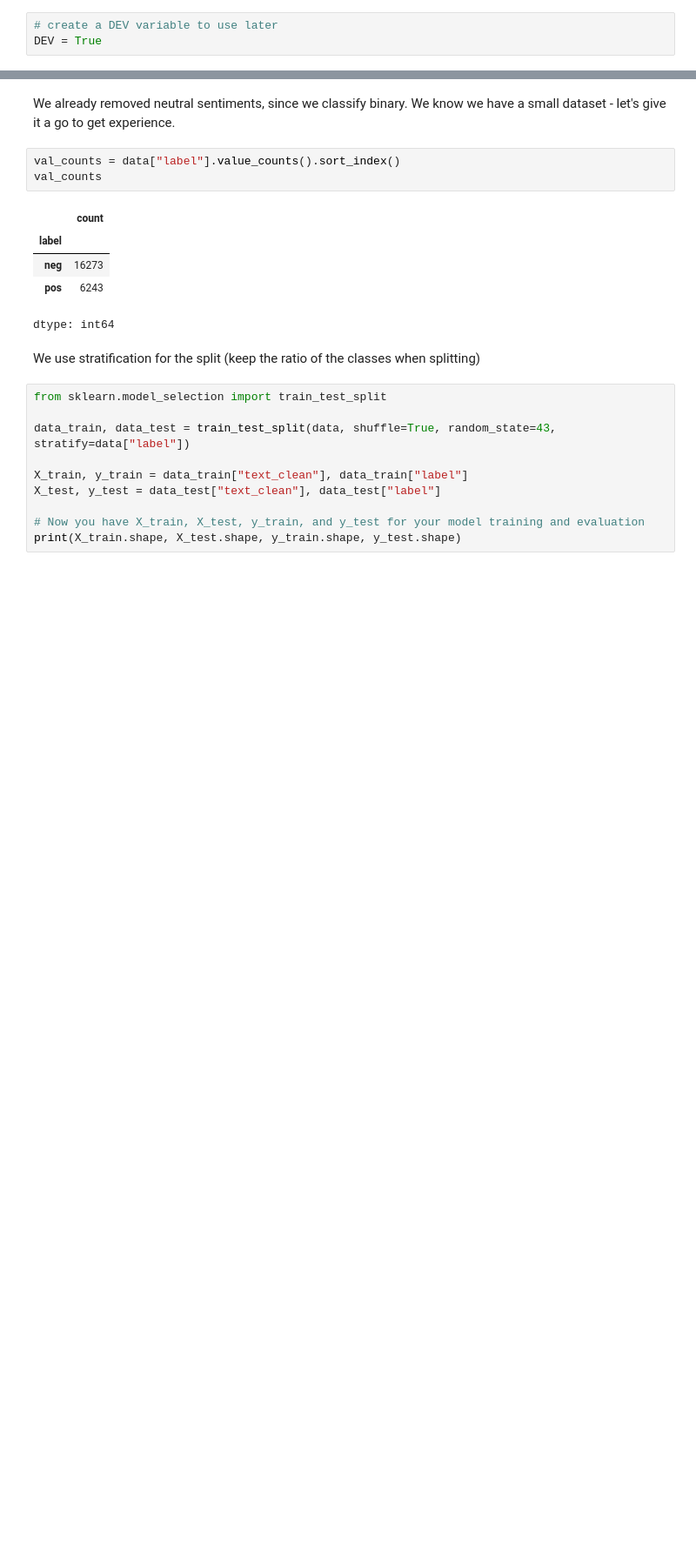
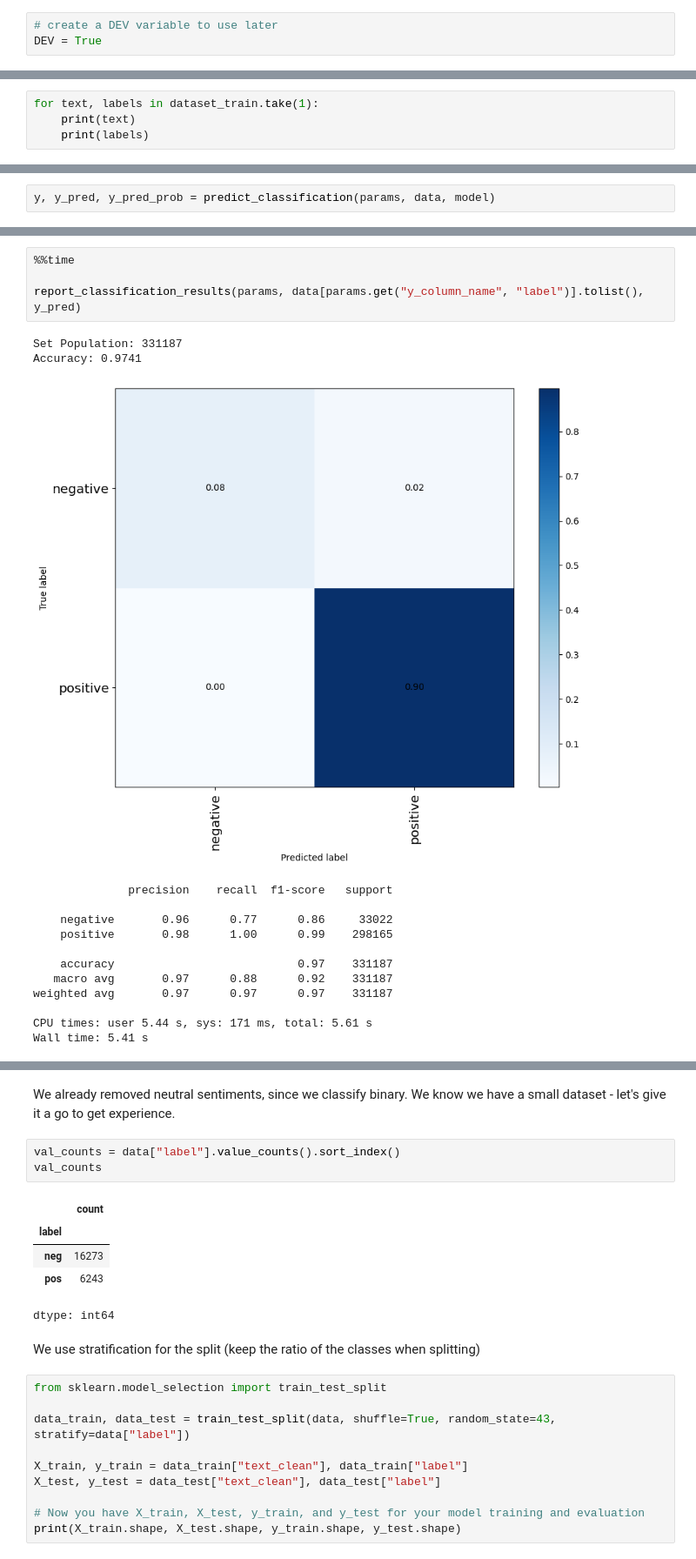
Before and after one commit to miam-bonbon/assignment-adv-nlp, a Jupyter notebook: adv_nlp_assignment_mh_04_CNN_text_classifier.ipynb, the cells around one changed output, grey strips where cells are left out. Shown at 87% size. Saved outputs shown, nothing was run; the diff lists cells and outputs as text; blank space fills up the shorter version.

```diff
--- a/adv_nlp_assignment_mh_04_CNN_text_classifier.ipynb
+++ b/adv_nlp_assignment_mh_04_CNN_text_classifier.ipynb
@@ -57,0 +374,4 @@ data.head(3)
+# %%
+for text, labels in dataset_train.take(1):
+    print(text)
+    print(labels)
@@ -57,0 +836,2 @@ data.head(3)
+# %%
+y, y_pred, y_pred_prob = predict_classification(params, data, model)
@@ -57,0 +920,19 @@ data.head(3)
+# %%
+%%time
+
+report_classification_results(params, data[params.get("y_column_name", "label")].tolist(), y_pred)
+# %% [output]
+Set Population: 331187
+Accuracy: 0.9741
+[figure, added]
+              precision    recall  f1-score   support
+
+    negative       0.96      0.77      0.86     33022
+    positive       0.98      1.00      0.99    298165
+
+    accuracy                           0.97    331187
+   macro avg       0.97      0.88      0.92    331187
+weighted avg       0.97      0.97      0.97    331187
+
+CPU times: user 5.44 s, sys: 171 ms, total: 5.61 s
+Wall time: 5.41 s
```
Also changed, not shown: parts of 62 cells of this notebook.
